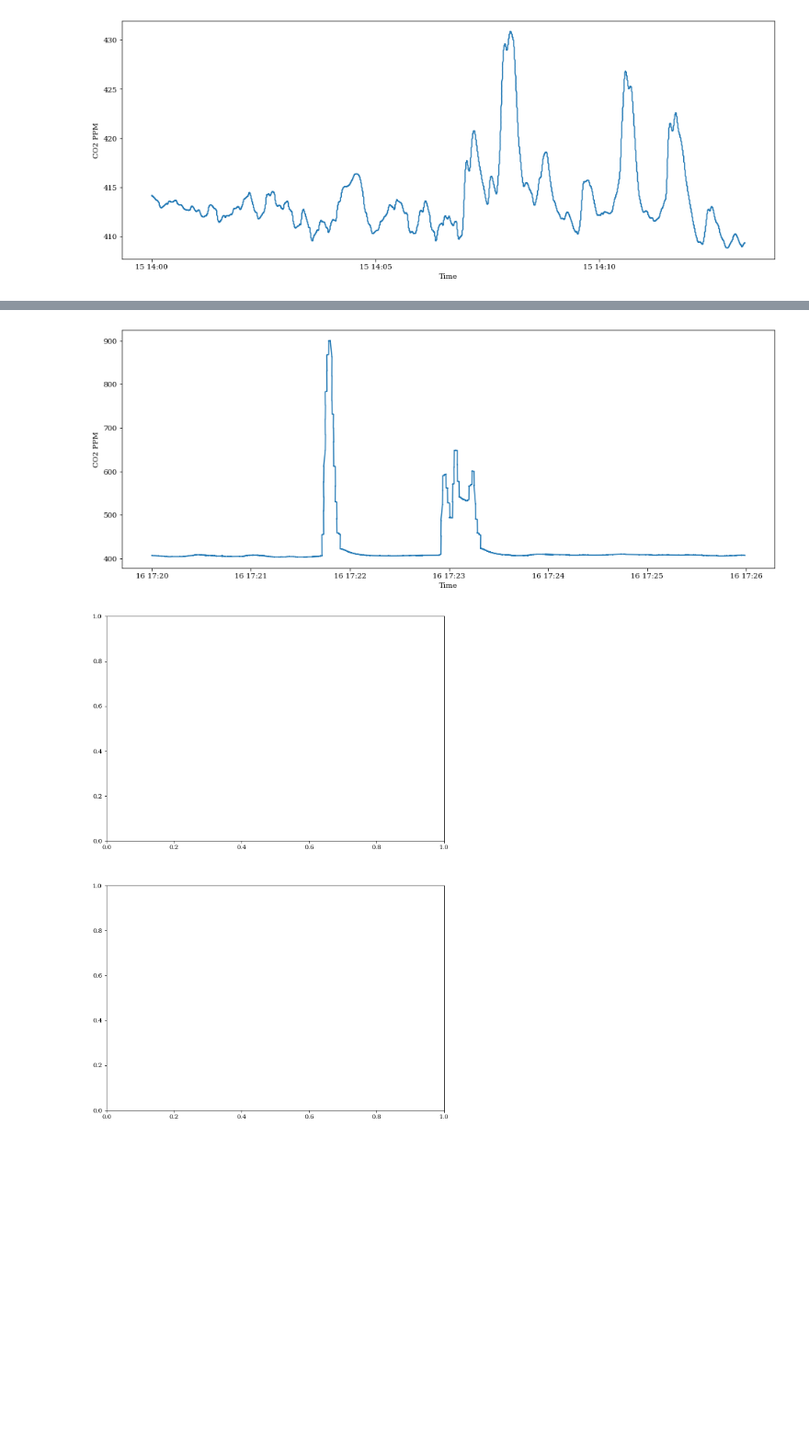
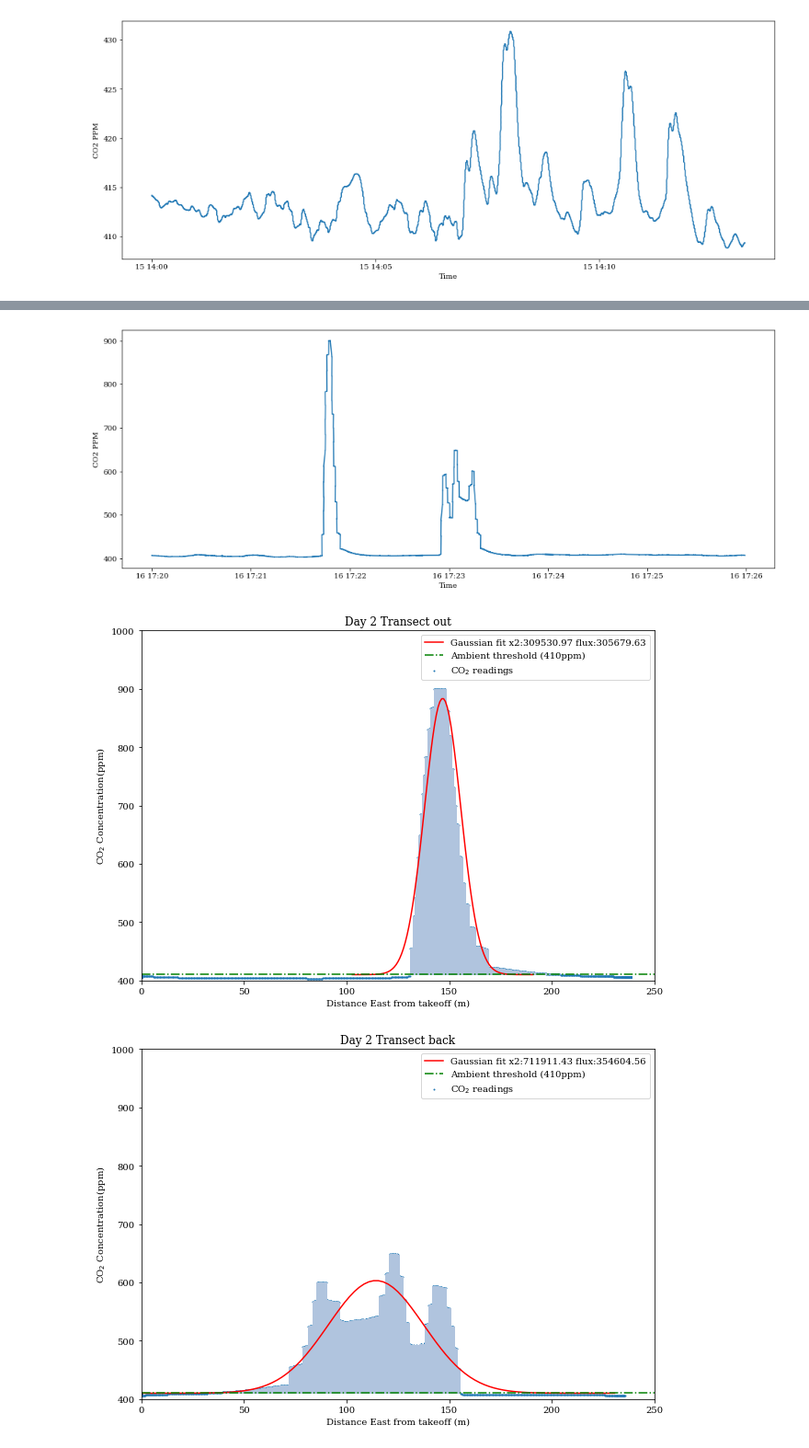
Before and after one commit to BCLab-UNM/iceland-2023-expedition, a Jupyter notebook: Iceland July 2023.ipynb, the cells around one changed output, grey strips where cells are left out. Shown: that part at 92% size. Saved outputs shown, nothing was run; the diff lists cells and outputs as text; code cells hidden in the pictures; blank space fills up the shorter version.

Commit message:
Changed distance calculation to east

```diff
--- a/Iceland July 2023.ipynb
+++ b/Iceland July 2023.ipynb
@@ -67,7 +67,7 @@ def render_distance_data(starting_position, data, ambient, title, ax, min_distan
     for d in data:
         lat_diff = (starting_position.lat - d.lat) * (EARTH_CIRCUMFERENCE / 360) * math.cos(starting_position.lat * 0.01745)
         lon_diff = (starting_position.lon - d.lon) * (EARTH_CIRCUMFERENCE / 360)
-        distance = lon_diff
+        distance = lat_diff
         if distance > min_distance:
             distance_data.append({"distance": distance, "value": d.value})
             if(distance > max_distance):
@@ -124,7 +124,7 @@ def render_distance_data(starting_position, data, ambient, title, ax, min_distan
         return [current_x, difference(current_x)]
 
     def flux(C):
-        wind_speed = 10.7 # m/s
+        wind_speed = 10 # m/s
         seconds_in_day = 60 * 60 * 24 # s
         tonnes_per_mg = math.pow(10, -9) # tonnes
         CO2_molecular_weight = 44.01 # g / mol
@@ -171,7 +171,7 @@ def render_distance_data(starting_position, data, ambient, title, ax, min_distan
     if plot_gaussian:
         ax.plot(x, pdf, c='r', label='Gaussian fit x2:{:.2f} flux:{:.2f}'.format(minimum_x2, flux(minimum_s)))
     ax.axhline(y = ambient, color = 'g', linestyle = '-.', label="Ambient threshold ({}ppm)".format(ambient))
-    ax.set_xlabel('Distance South from takeoff (m)')
+    ax.set_xlabel('Distance East from takeoff (m)')
     ax.set_ylabel('CO$_2$ Concentration(ppm)')
     if limit_distance is not None:
         ax.set_aspect('auto')
@@ -234,7 +234,11 @@ display_data('2023-7-15', day1_flight1)
 # %%
 display_data('2023-7-15', day2_flight1)
 
-fig, axs = plt.subplots(2, 1, figsize=(10, 15))
-render_distance_data(day2_flight1a[0], day2_flight1a, 415, 'Day 2 Transect out', axs[0], limit_distance=1000, max_co2=1000, legend=True)
-render_distance_data(day2_flight1a[0], day2_flight1b, 415, 'Day 2 Transect back', axs[1], limit_distance=1000, max_co2=1000, legend=True)
+ig, axs = plt.subplots(1, 1, figsize=(10, 7))
+render_distance_data(day2_flight1a[0], day2_flight1a, 410, 'Day 2 Transect out', axs, limit_distance=250, max_co2=1000, legend=True)
+saveFigure(plt, 'transect1', dpi=300)
+
+ig, axs = plt.subplots(1, 1, figsize=(10, 7))
+render_distance_data(day2_flight1a[0], day2_flight1b, 410, 'Day 2 Transect back', axs, limit_distance=250, max_co2=1000, legend=True)
+saveFigure(plt, 'transect2', dpi=300)
 # %% [output]
@@ -242,6 +247,7 @@ ZeroDivisionError: division by zero
 [figure]
 [figure]
-[figure, old version]
+[figure, new version]
+[figure, added]
 # %%
 display_data('2023-7-15', day2_flight2)
 
```
Also changed, not shown: parts of 3 cells of this notebook.
